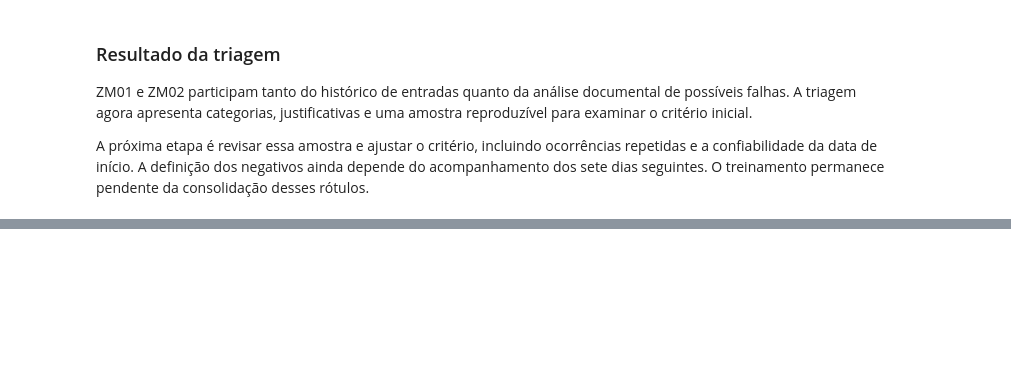
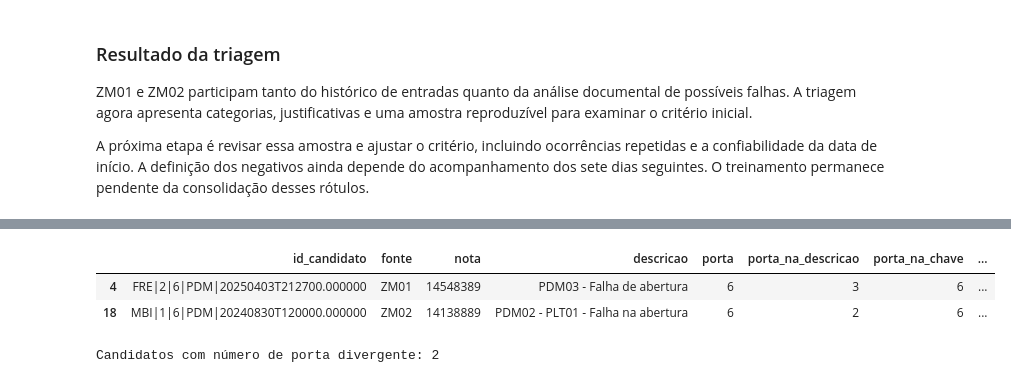
Before and after one commit to joaocardosodias/Lumem, a Jupyter notebook: models/modelo-rnn-1/01-criacao-tabela-mestra.ipynb, the cells around one changed output, grey strips where cells are left out. Cells and saved outputs as stored; diff of their text form; code cells hidden in the pictures; blank space fills up the shorter version.

```diff
--- a/models/modelo-rnn-1/01-criacao-tabela-mestra.ipynb
+++ b/models/modelo-rnn-1/01-criacao-tabela-mestra.ipynb
@@ -3745,0 +3954,35 @@ A próxima etapa é revisar essa amostra e ajustar o critério, incluindo ocorr
+# %%
+conferencia_portas_amostra = revisao_documental_amostra[[
+    "id_candidato", "fonte", "nota", "descricao", "porta",
+]].copy()
+conferencia_portas_amostra["porta_na_descricao"] = pd.to_numeric(
+    conferencia_portas_amostra["descricao"].astype("string").str.upper()
+    .str.extract(r"\bPDM[\s-]*(\d+)\b", expand=False),
+    errors="coerce",
+).astype("Int64")
+conferencia_portas_amostra["porta_na_chave"] = pd.to_numeric(
+    conferencia_portas_amostra["porta"], errors="raise"
+).astype("Int64")
+conferencia_portas_amostra["porta_divergente"] = (
+    conferencia_portas_amostra["porta_na_descricao"].notna()
+    & conferencia_portas_amostra["porta_na_descricao"].ne(
+        conferencia_portas_amostra["porta_na_chave"]
+    )
+).fillna(False)
+
+divergencias_portas_amostra = conferencia_portas_amostra.loc[
+    conferencia_portas_amostra["porta_divergente"]
+].copy()
+assert set(divergencias_portas_amostra["id_candidato"]) == set(
+    revisao_documental_amostra.loc[
+        revisao_documental_amostra["resultado_documental"].eq("identificação divergente"),
+        "id_candidato",
+    ]
+)
+display(divergencias_portas_amostra)
+print("Candidatos com número de porta divergente:", divergencias_portas_amostra["id_candidato"].nunique())
+# %% [output]
+|  | id_candidato | fonte | nota | descricao | porta | porta_na_descricao | porta_na_chave | ... |
+| 4 | FRE|2|6|PDM|20250403T212700.000000 | ZM01 | 14548389 | PDM03 - Falha de abertura | 6 | 3 | 6 | ... |
+| 18 | MBI|1|6|PDM|20240830T120000.000000 | ZM02 | 14138889 | PDM02 - PLT01 - Falha na abertura | 6 | 2 | 6 | ... |
+Candidatos com número de porta divergente: 2
```
Also changed, not shown: parts of 4 cells of this notebook.
